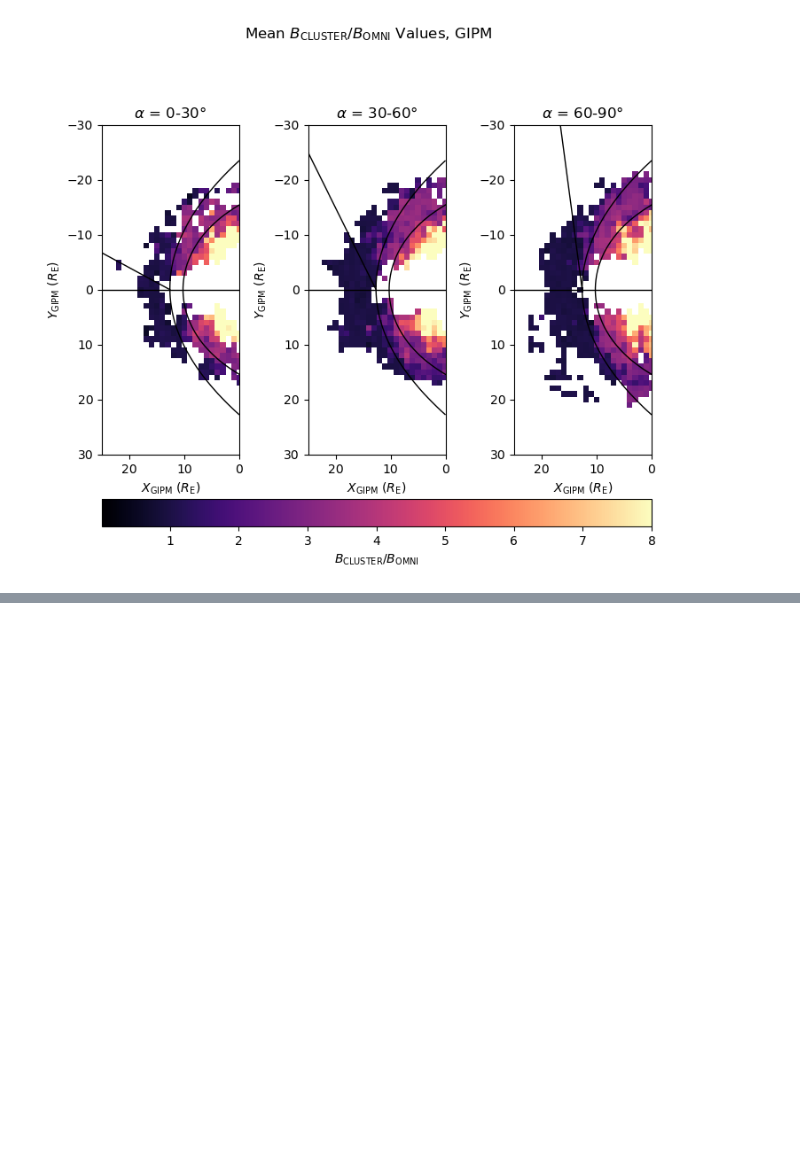
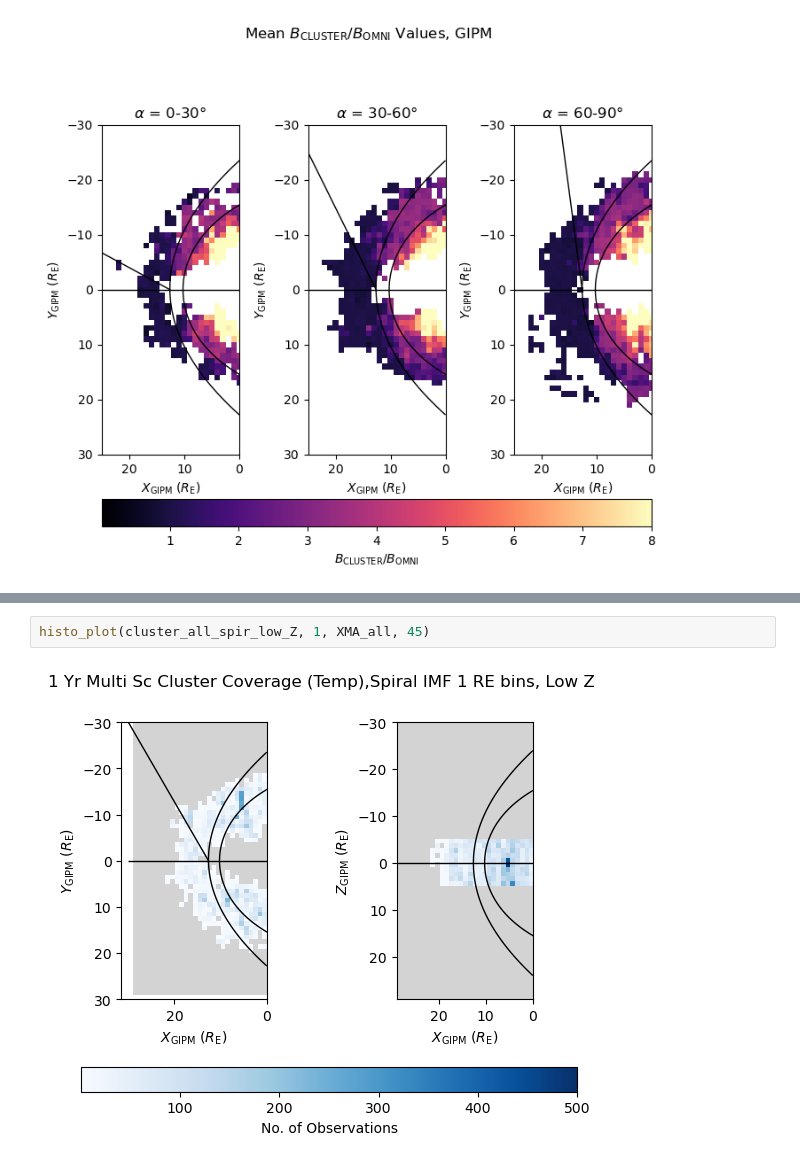
Before and after one commit to solarwindstream/gipm-mapping, a Jupyter notebook: Binning_Script.ipynb, the cells around one changed output, grey strips where cells are left out. Drawn from its saved outputs; the diff is of its cells as text; blank space fills up the shorter version.

```diff
--- a/Binning_Script.ipynb
+++ b/Binning_Script.ipynb
@@ -424,0 +408,4 @@ histo_plot(HistXY_lowZ, HistXZ_lowZ, XMA_all, xedg, yedg, zedg, title)
+# %%
+histo_plot(cluster_all_spir_low_Z, 1, XMA_all, 45)
+# %% [output]
+[figure, added]
```
Also changed, not shown: parts of 2 cells of this notebook, 3 other files.
